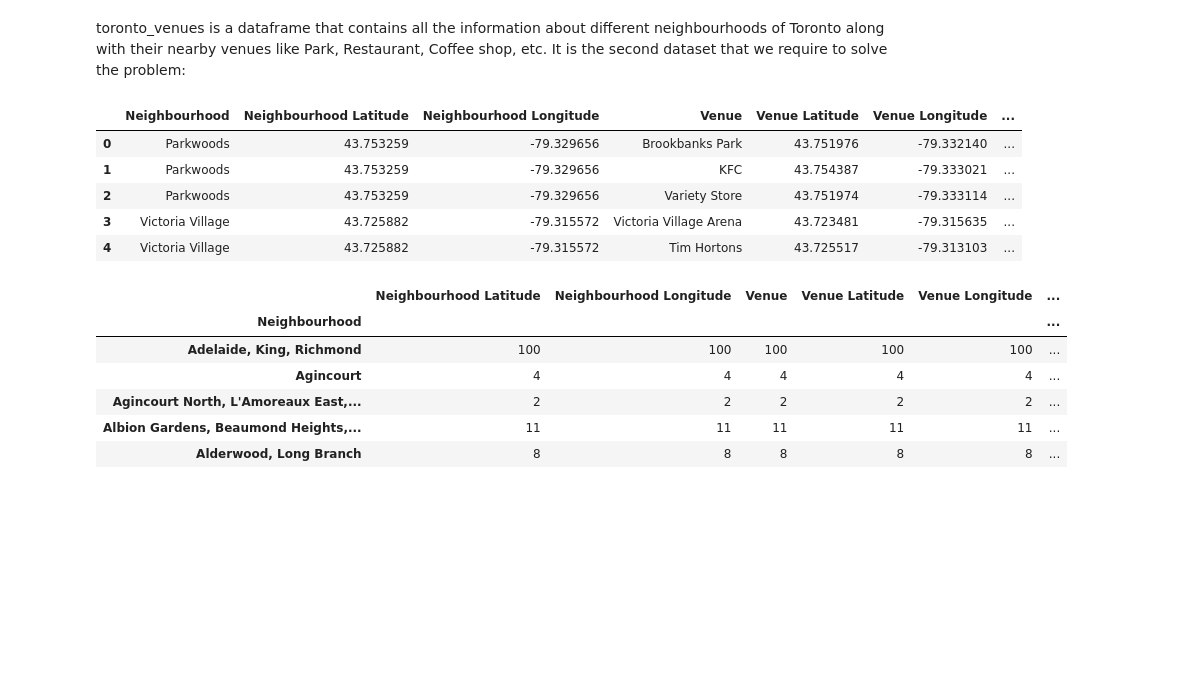
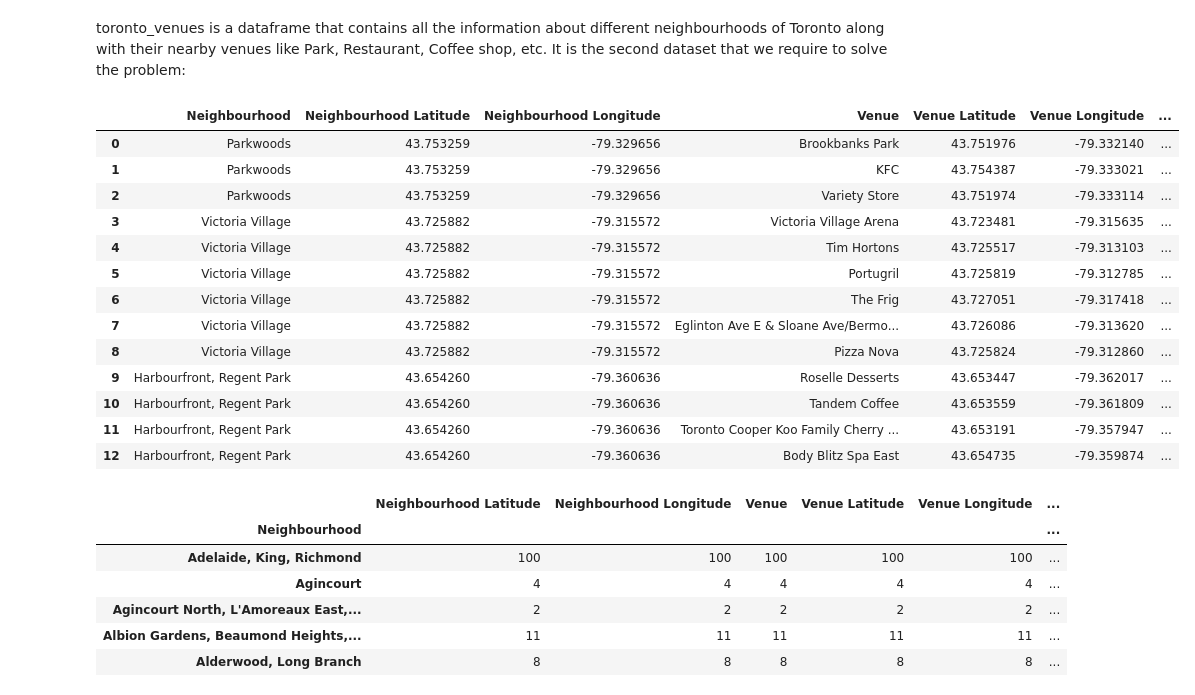
Before and after one commit to LovinChristy/COURSERA_CAPSTONE_PROJECT, a Jupyter notebook: Project.ipynb, the cells around one changed output. Drawn from its saved outputs; the diff is of its cells as text; code cells hidden in the pictures; blank space fills up the shorter version.

```diff
--- a/Project.ipynb
+++ b/Project.ipynb
@@ -188,14 +188,22 @@ print(toronto_venues.shape)
 # %% [markdown]
 toronto_venues is a dataframe that contains all the information about different neighbourhoods of Toronto along with their nearby venues like Park, Restaurant, Coffee shop, etc. It is the second dataset that we require to solve the problem:
 # %%
-toronto_venues.head()
+toronto_venues.head(13)
 # %% [output]
 |  | Neighbourhood | Neighbourhood Latitude | Neighbourhood Longitude | Venue | Venue Latitude | Venue Longitude | ... |
 | 0 | Parkwoods | 43.753259 | -79.329656 | Brookbanks Park | 43.751976 | -79.332140 | ... |
 | 1 | Parkwoods | 43.753259 | -79.329656 | KFC | 43.754387 | -79.333021 | ... |
 | 2 | Parkwoods | 43.753259 | -79.329656 | Variety Store | 43.751974 | -79.333114 | ... |
 | 3 | Victoria Village | 43.725882 | -79.315572 | Victoria Village Arena | 43.723481 | -79.315635 | ... |
 | 4 | Victoria Village | 43.725882 | -79.315572 | Tim Hortons | 43.725517 | -79.313103 | ... |
+| 5 | Victoria Village | 43.725882 | -79.315572 | Portugril | 43.725819 | -79.312785 | ... |
+| 6 | Victoria Village | 43.725882 | -79.315572 | The Frig | 43.727051 | -79.317418 | ... |
+| 7 | Victoria Village | 43.725882 | -79.315572 | Eglinton Ave E & Sloane Ave/Bermo... | 43.726086 | -79.313620 | ... |
+| 8 | Victoria Village | 43.725882 | -79.315572 | Pizza Nova | 43.725824 | -79.312860 | ... |
+| 9 | Harbourfront, Regent Park | 43.654260 | -79.360636 | Roselle Desserts | 43.653447 | -79.362017 | ... |
+| 10 | Harbourfront, Regent Park | 43.654260 | -79.360636 | Tandem Coffee | 43.653559 | -79.361809 | ... |
+| 11 | Harbourfront, Regent Park | 43.654260 | -79.360636 | Toronto Cooper Koo Family Cherry ... | 43.653191 | -79.357947 | ... |
+| 12 | Harbourfront, Regent Park | 43.654260 | -79.360636 | Body Blitz Spa East | 43.654735 | -79.359874 | ... |
 # %%
 toronto_venues.groupby('Neighbourhood').count()
 # %% [output]
```
Also changed, not shown: parts of 4 cells of this notebook.
